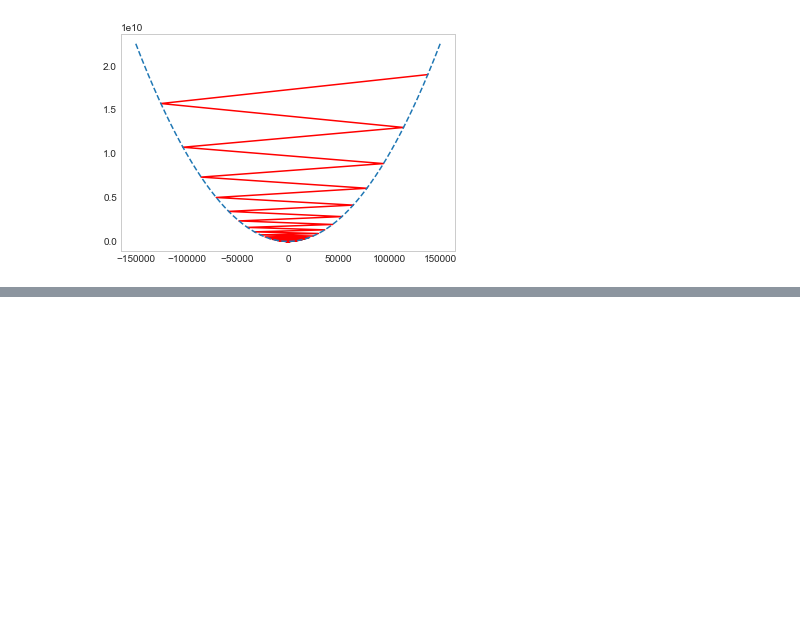
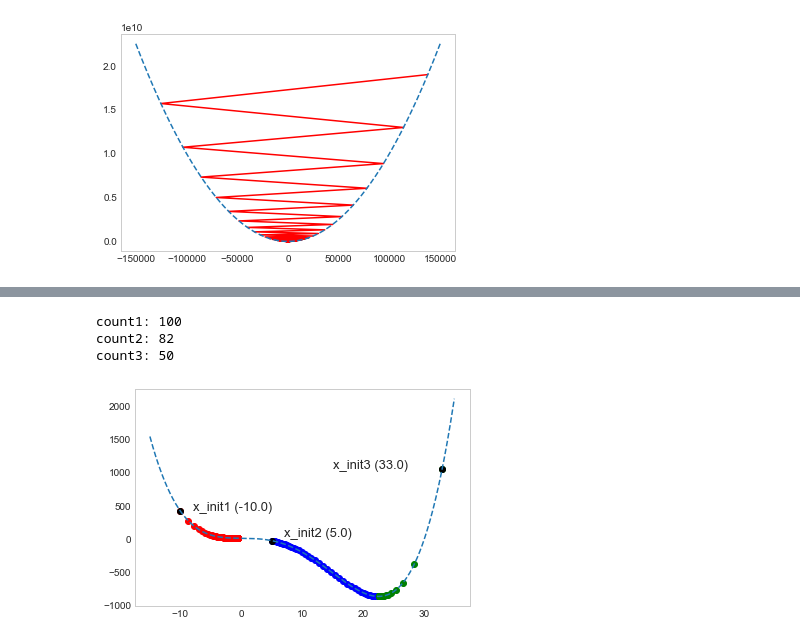
Before and after one commit to Eunho-J/Python_DeepLearning, a Jupyter notebook: GradientDecent.ipynb, the cells around one changed output, grey strips where cells are left out. Drawn from its saved outputs; the diff is of its cells as text; code cells hidden in the pictures; blank space fills up the shorter version.

```diff
--- a/GradientDecent.ipynb
+++ b/GradientDecent.ipynb
@@ -178,0 +200,38 @@ plt.show()
+# %%
+#안장점(Saddle Point)
+x_init1 = -10.0
+x_log1, y_log1, count1 = grad_descent2(f2, df2, init_x=x_init1)
+plt.scatter(x_log1, y_log1, color='red')
+print("count1:", count1)
+
+x_init2 = 5.0
+x_log2, y_log2, count2 = grad_descent2(f2, df2, init_x=x_init2)
+plt.scatter(x_log2, y_log2, color='blue')
+print("count2:", count2)
+
+x_init3 = 33.0
+x_log3, y_log3, count3 = grad_descent2(f2, df2, init_x=x_init3)
+plt.scatter(x_log3, y_log3, color='green')
+print("count3:", count3)
+
+
+
+x = np.arange(-15, 35, 0.01)
+plt.plot(x, f2(x), '--')
+
+plt.scatter(x_init1, f2(x_init1), color='k')
+plt.text(x_init1 + 2.0, f2(x_init1) + 0.2, "x_init1 ({})".format(x_init1), fontsize=13)
+
+plt.scatter(x_init2, f2(x_init2), color='k')
+plt.text(x_init2 + 2.0, f2(x_init2) + 53, "x_init2 ({})".format(x_init2), fontsize=13)
+
+plt.scatter(x_init3, f2(x_init3), color='k')
+plt.text(x_init3 - 18, f2(x_init3), "x_init3 ({})".format(x_init3), fontsize=13)
+
+plt.grid()
+plt.show()
+# %% [output]
+count1: 100
+count2: 82
+count3: 50
+[figure, added]
```
Also changed, not shown: parts of 2 cells of this notebook, 3 other files.
